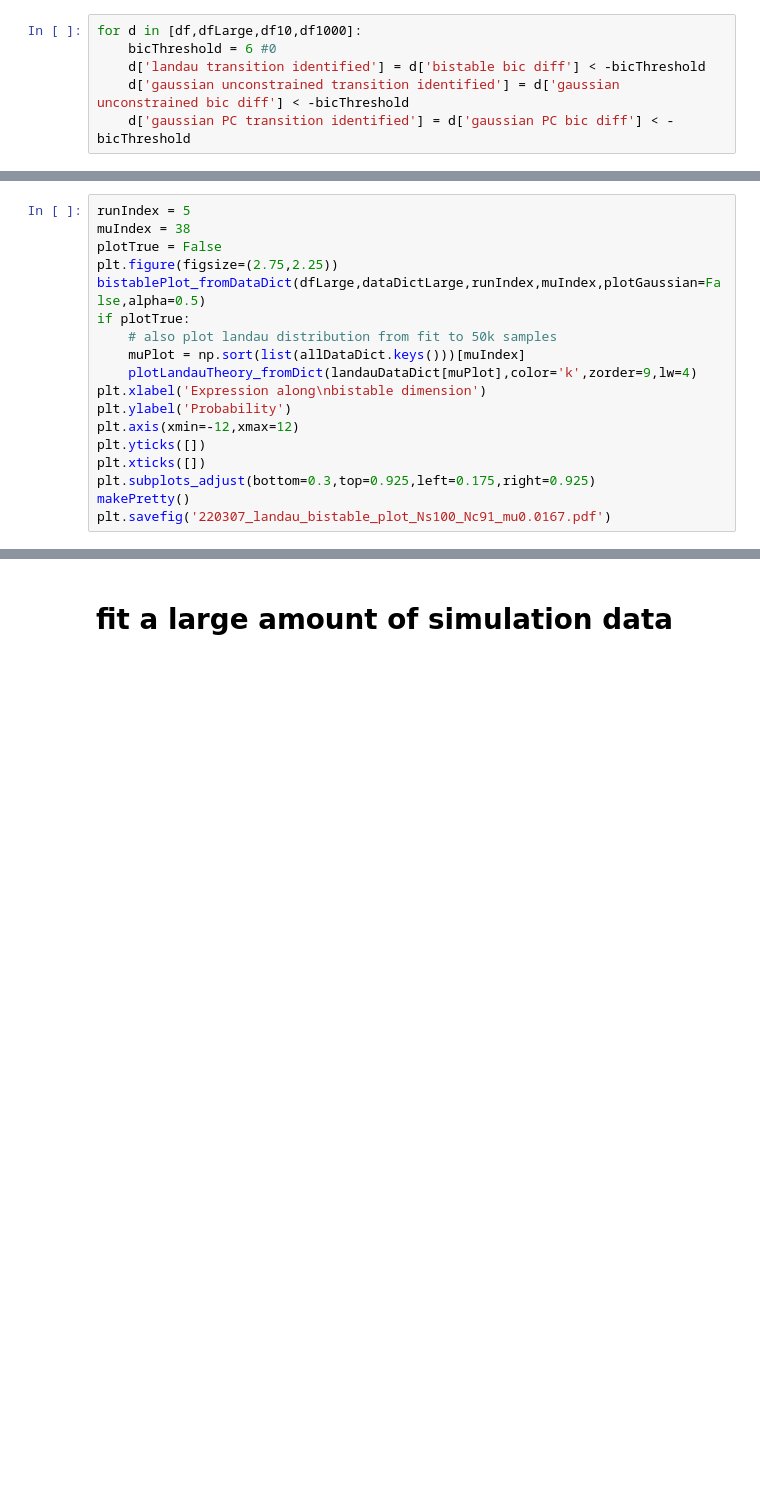
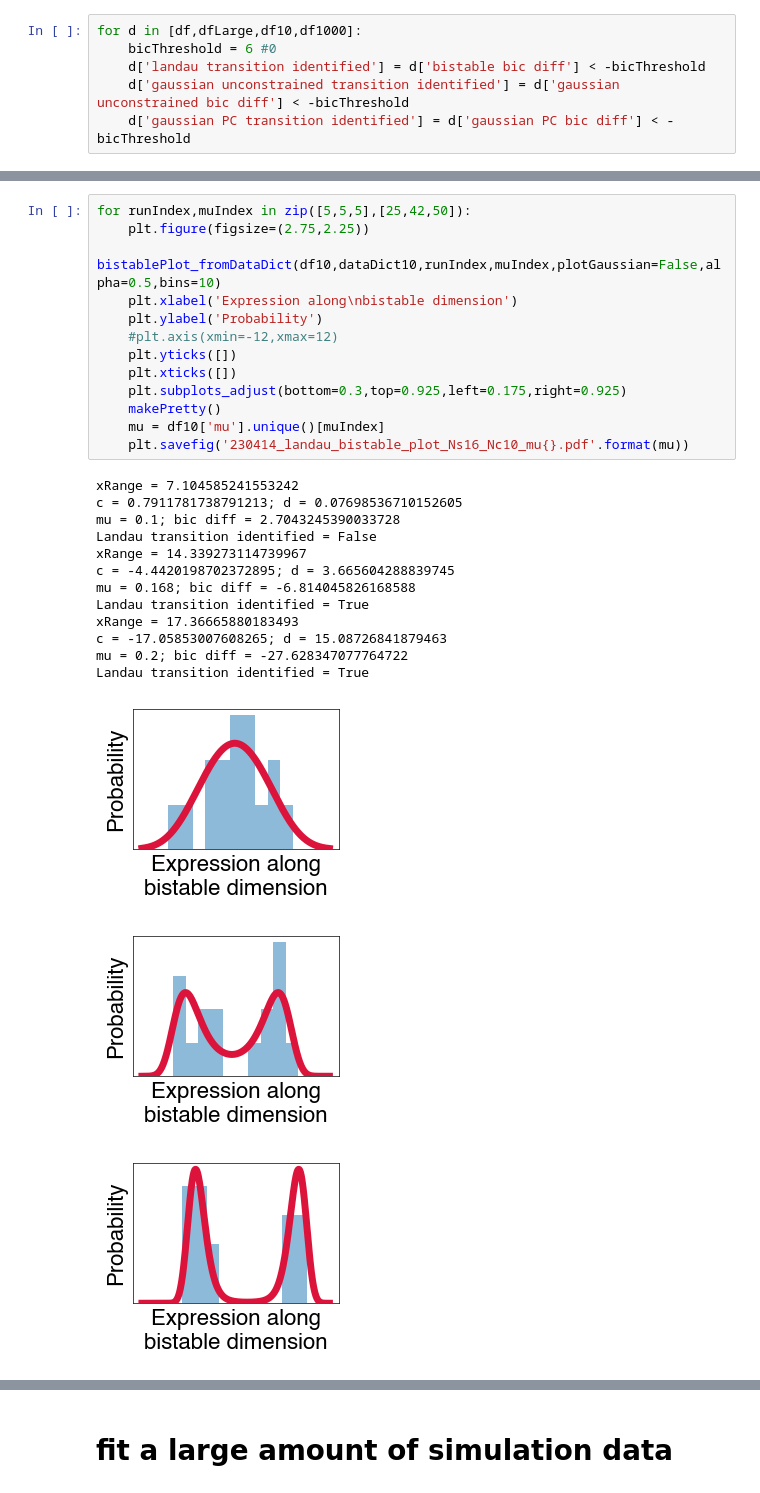
Before and after one commit to Collective-Logic-Lab/landau, a Jupyter notebook: landau/landau-simulation-analysis.ipynb, the cells around one changed output, grey strips where cells are left out. Saved outputs shown, nothing was run; the diff lists cells and outputs as text; blank space fills up the shorter version.

```diff
--- a/landau/landau-simulation-analysis.ipynb
+++ b/landau/landau-simulation-analysis.ipynb
@@ -364,18 +316,0 @@ Landau transition identified = True
-# %%
-runIndex = 5
-muIndex = 38
-plotTrue = False
-plt.figure(figsize=(2.75,2.25))
-bistablePlot_fromDataDict(dfLarge,dataDictLarge,runIndex,muIndex,plotGaussian=False,alpha=0.5)
-if plotTrue:
-    # also plot landau distribution from fit to 50k samples
-    muPlot = np.sort(list(allDataDict.keys()))[muIndex]
-    plotLandauTheory_fromDict(landauDataDict[muPlot],color='k',zorder=9,lw=4)
-plt.xlabel('Expression along\nbistable dimension')
-plt.ylabel('Probability')
-plt.axis(xmin=-12,xmax=12)
-plt.yticks([])
-plt.xticks([])
-plt.subplots_adjust(bottom=0.3,top=0.925,left=0.175,right=0.925)
-makePretty()
-plt.savefig('220307_landau_bistable_plot_Ns100_Nc91_mu0.0167.pdf')
@@ -396,0 +321,29 @@ plt.subplots_adjust(bottom=0.3,top=0.95,left=0.25,right=0.95)
+# %%
+for runIndex,muIndex in zip([5,5,5],[25,42,50]):
+    plt.figure(figsize=(2.75,2.25))
+    bistablePlot_fromDataDict(df10,dataDict10,runIndex,muIndex,plotGaussian=False,alpha=0.5,bins=10)
+    plt.xlabel('Expression along\nbistable dimension')
+    plt.ylabel('Probability')
+    #plt.axis(xmin=-12,xmax=12)
+    plt.yticks([])
+    plt.xticks([])
+    plt.subplots_adjust(bottom=0.3,top=0.925,left=0.175,right=0.925)
+    makePretty()
+    mu = df10['mu'].unique()[muIndex]
+    plt.savefig('230414_landau_bistable_plot_Ns16_Nc10_mu{}.pdf'.format(mu))
+# %% [output]
+xRange = 7.104585241553242
+c = 0.7911781738791213; d = 0.07698536710152605
+mu = 0.1; bic diff = 2.7043245390033728
+Landau transition identified = False
+xRange = 14.339273114739967
+c = -4.4420198702372895; d = 3.665604288839745
+mu = 0.168; bic diff = -6.814045826168588
+Landau transition identified = True
+xRange = 17.36665880183493
+c = -17.05853007608265; d = 15.08726841879463
+mu = 0.2; bic diff = -27.628347077764722
+Landau transition identified = True
+[figure, added]
+[figure, added]
+[figure, added]
```
Also changed, not shown: parts of 29 cells of this notebook, 5 other files.
